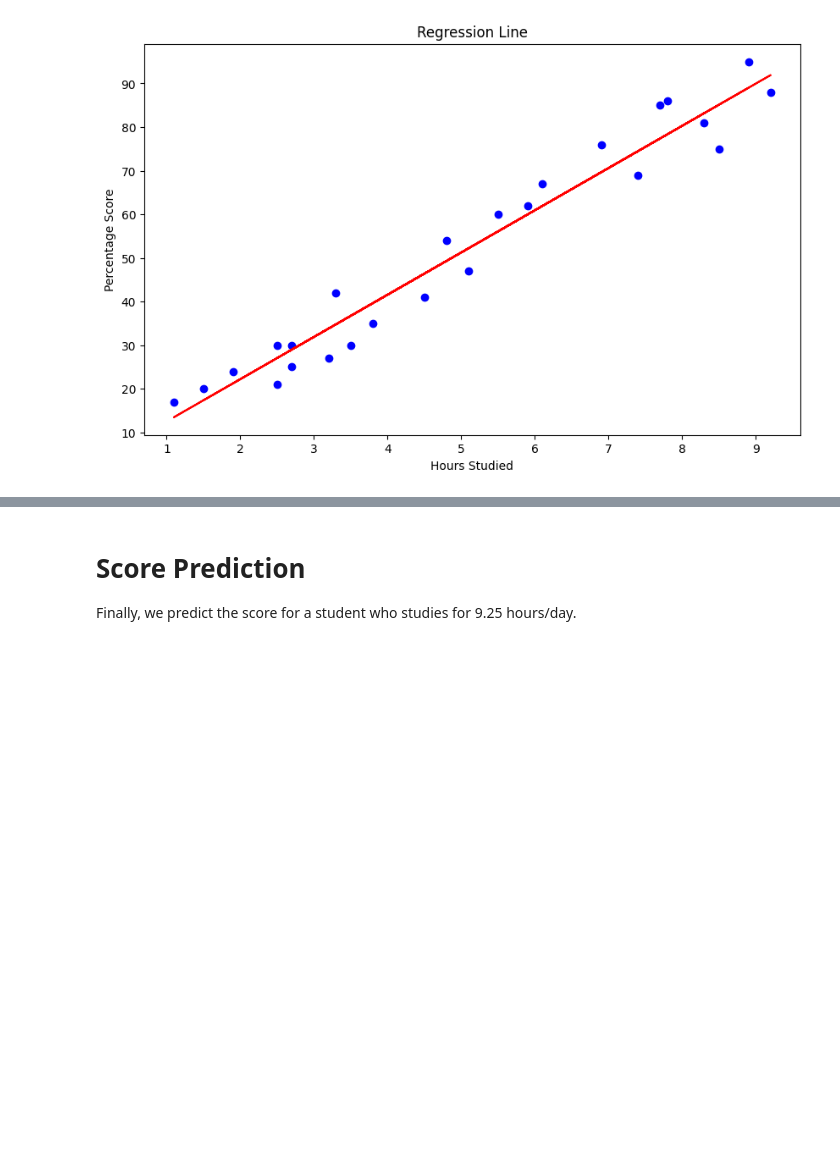
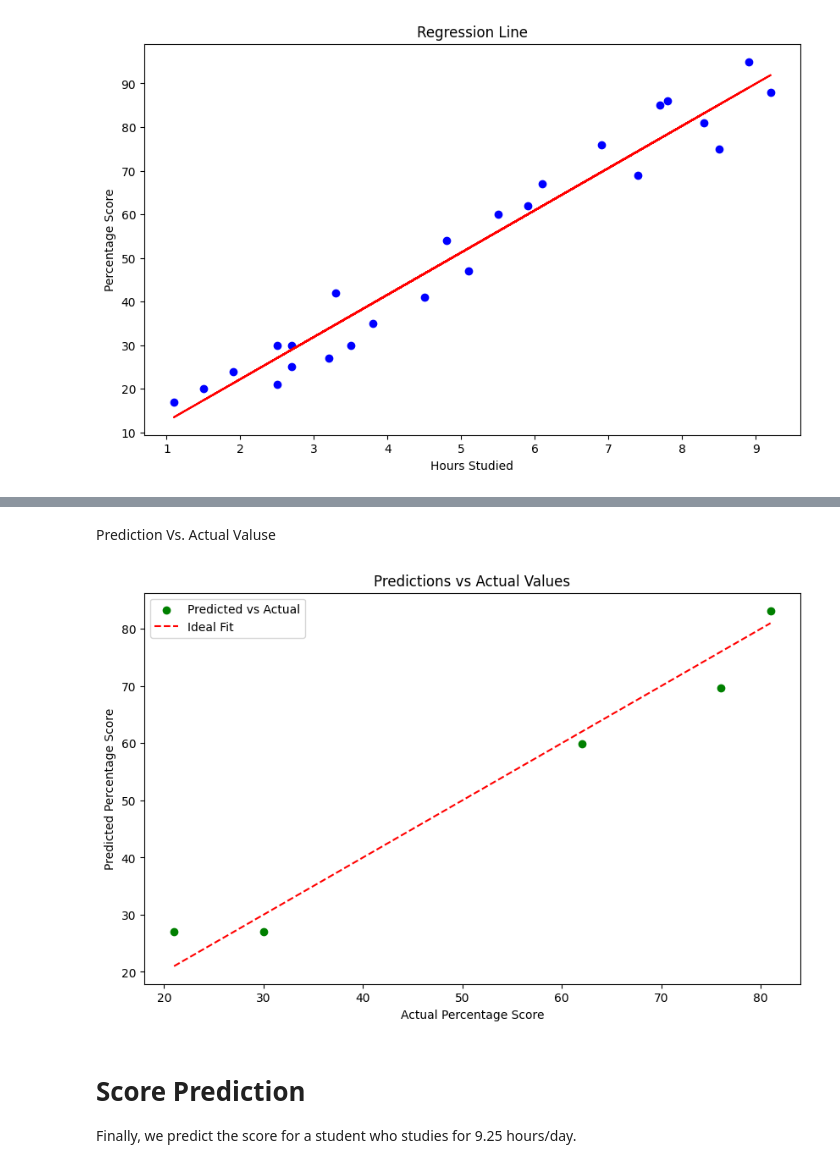
Before and after one commit to kumar1310aryan/GRIP-The-Sparks-Foundation, a Jupyter notebook: student_score_prediction.ipynb, the cells around one changed output, grey strips where cells are left out. Cells and saved outputs as stored; diff of their text form; code cells hidden in the pictures; blank space fills up the shorter version.

```diff
--- a/student_score_prediction.ipynb
+++ b/student_score_prediction.ipynb
@@ -101,3 +115,16 @@ plt.show()
+# %% [markdown]
+Prediction Vs. Actual Valuse
+# %%
+plt.figure(figsize=(10, 6))
+plt.scatter(y_test, y_pred, color='green', label='Predicted vs Actual')
+plt.plot([min(y_test), max(y_test)], [min(y_test), max(y_test)], color='red', linestyle='--', label='Ideal Fit')
+plt.title('Predictions vs Actual Values')
+plt.xlabel('Actual Percentage Score')
+plt.ylabel('Predicted Percentage Score')
+plt.legend()
+plt.show()
+# %% [output]
+[figure, added]
 # %% [markdown]
 # Score Prediction
 Finally, we predict the score for a student who studies for 9.25 hours/day.
```
Also changed, not shown: parts of 4 cells of this notebook.
